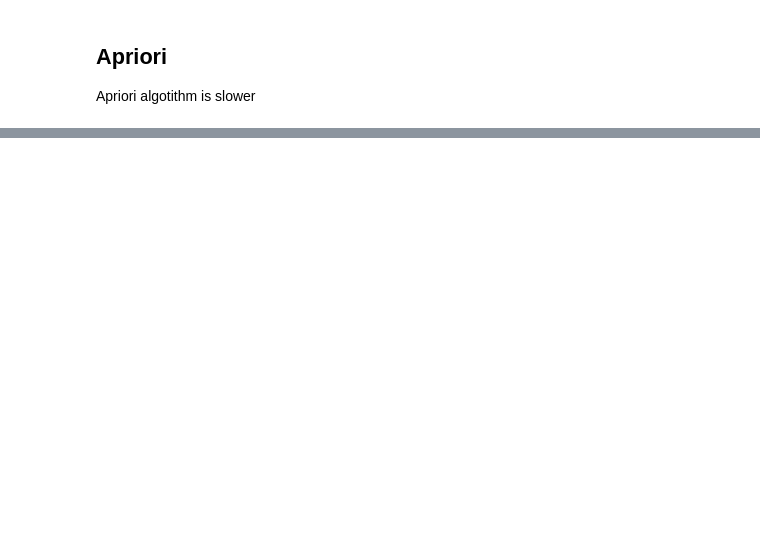
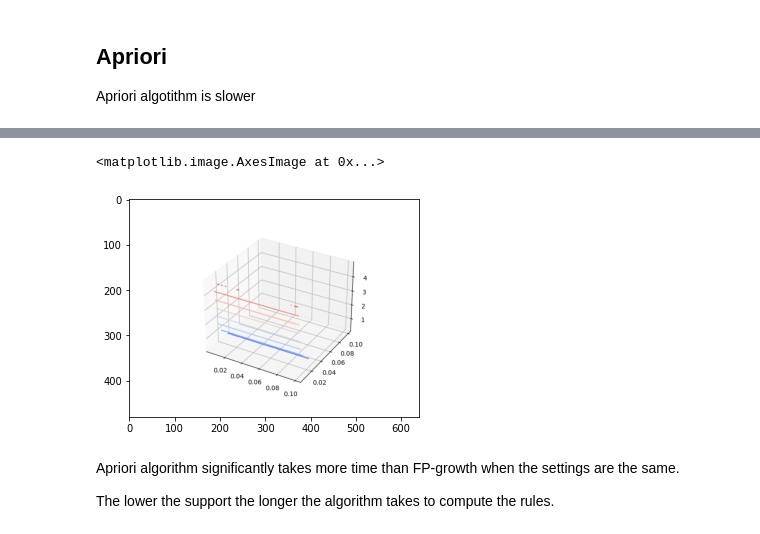
Before and after one commit to iknowright/data-mining-association-rules, a Jupyter notebook: analysis.ipynb, the cells around one changed output, grey strips where cells are left out. Cells and saved outputs as stored; diff of their text form; code cells hidden in the pictures; blank space fills up the shorter version.

```diff
--- a/analysis.ipynb
+++ b/analysis.ipynb
@@ -146,2 +307,12 @@ We demostrate two plots
 # %%
 # plot_apriori_analysis()
+# %%
+image = plt.imread("images/apriori_3d.png")
+plt.imshow(image)
+# %% [output]
+<matplotlib.image.AxesImage at 0x...>
+[figure, added]
+# %% [markdown]
+Apriori algorithm significantly takes more time than FP-growth when the settings are the same.
+
+The lower the support the longer the algorithm takes to compute the rules.
```
Also changed, not shown: parts of 16 cells of this notebook.
